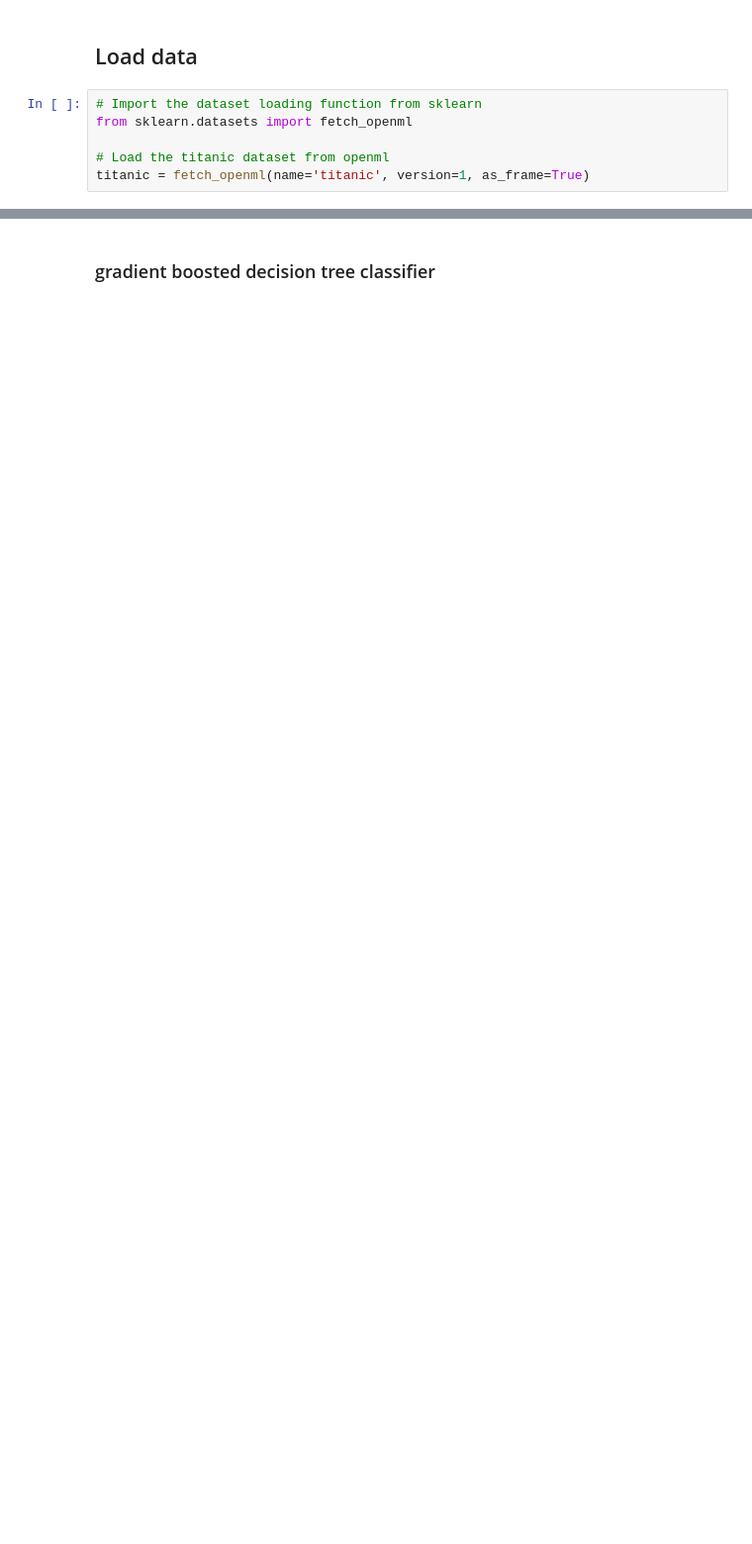
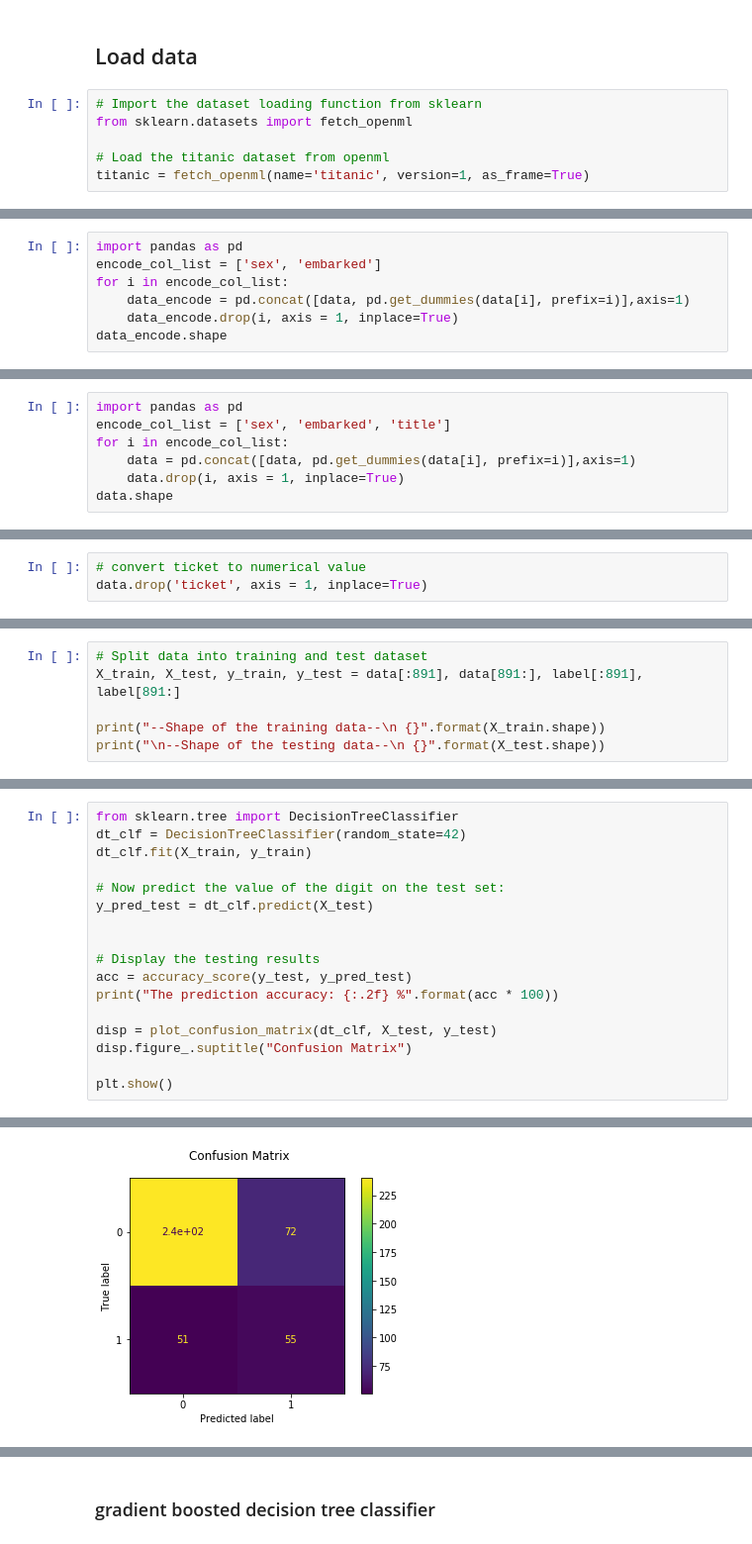
Before and after one commit to datamllab/automl-in-action-notebooks, a Jupyter notebook: 2.2-Tabular-Titanic.ipynb, the cells around one changed output, grey strips where cells are left out. Shown at 99% size. Saved outputs shown, nothing was run; the diff lists cells and outputs as text; blank space fills up the shorter version.

```diff
--- a/2.2-Tabular-Titanic.ipynb
+++ b/2.2-Tabular-Titanic.ipynb
@@ -42,0 +129,7 @@ data.head()
+# %%
+import pandas as pd
+encode_col_list = ['sex', 'embarked']
+for i in encode_col_list:
+    data_encode = pd.concat([data, pd.get_dummies(data[i], prefix=i)],axis=1)
+    data_encode.drop(i, axis = 1, inplace=True)
+data_encode.shape
@@ -42,0 +163,7 @@ data.head()
+# %%
+import pandas as pd
+encode_col_list = ['sex', 'embarked', 'title']
+for i in encode_col_list:
+    data = pd.concat([data, pd.get_dummies(data[i], prefix=i)],axis=1)
+    data.drop(i, axis = 1, inplace=True)
+data.shape
@@ -42,0 +209,3 @@ data.head()
+# %%
+# convert ticket to numerical value
+data.drop('ticket', axis = 1, inplace=True)
@@ -42,0 +216,6 @@ data.head()
+# %%
+# Split data into training and test dataset
+X_train, X_test, y_train, y_test = data[:891], data[891:], label[:891], label[891:]
+
+print("--Shape of the training data--\n {}".format(X_train.shape))
+print("\n--Shape of the testing data--\n {}".format(X_test.shape))
@@ -42,0 +235,18 @@ data.head()
+# %%
+from sklearn.tree import DecisionTreeClassifier
+dt_clf = DecisionTreeClassifier(random_state=42)
+dt_clf.fit(X_train, y_train)
+
+# Now predict the value of the digit on the test set:
+y_pred_test = dt_clf.predict(X_test)
+
+
+# Display the testing results
+acc = accuracy_score(y_test, y_pred_test)
+print("The prediction accuracy: {:.2f} %".format(acc * 100))
+
+disp = plot_confusion_matrix(dt_clf, X_test, y_test)
+disp.figure_.suptitle("Confusion Matrix")
+
+plt.show()
+# %% [output]
@@ -42,0 +254 @@ data.head()
+[figure, added]
```
Also changed, not shown: parts of 49 cells of this notebook.
